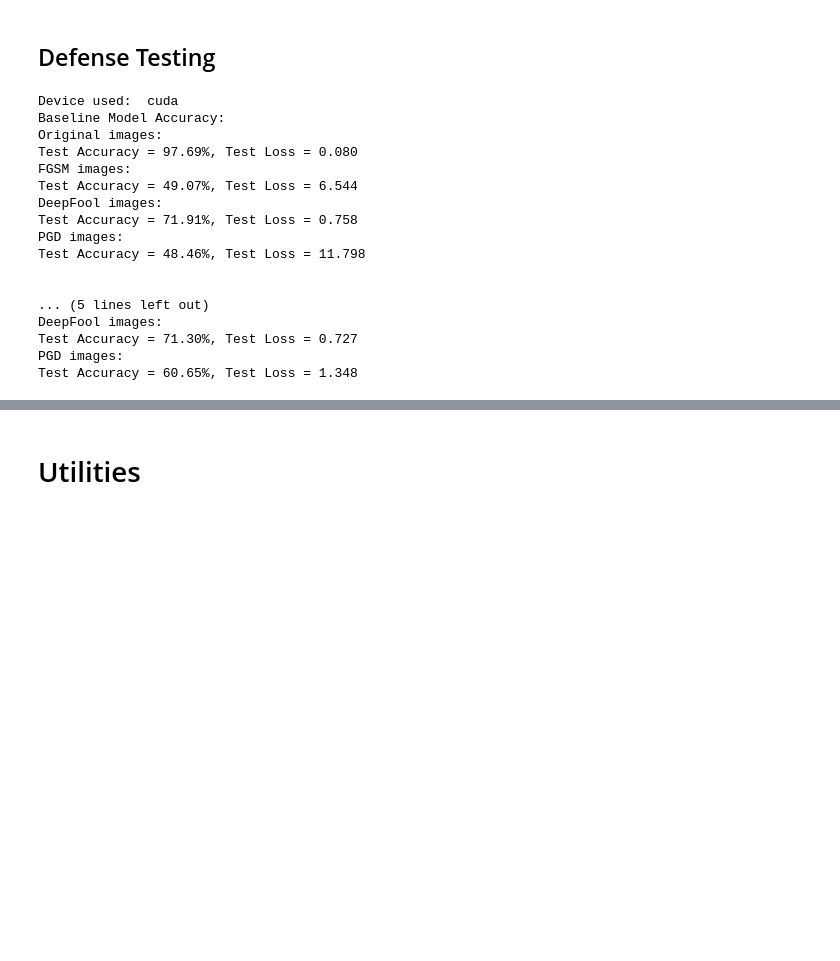
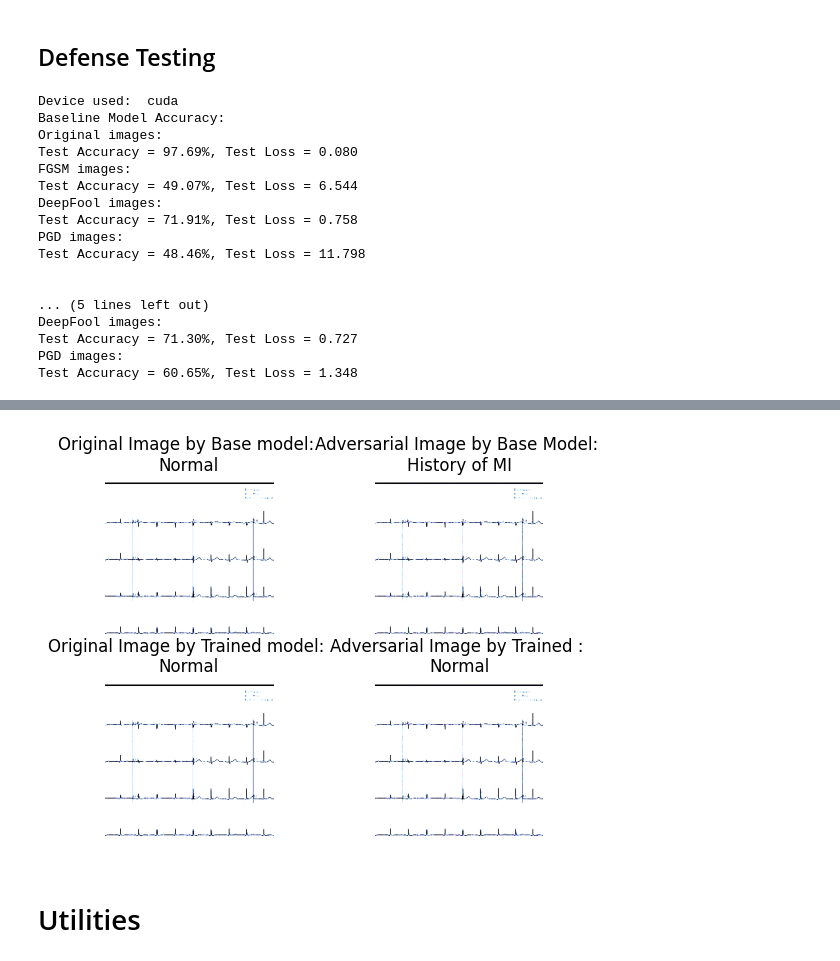
Before and after one commit to tharun-rs/CardioCare, a Jupyter notebook: Training/CardioCare.ipynb, the cells around one changed output, grey strips where cells are left out. Saved outputs shown, nothing was run; the diff lists cells and outputs as text; code cells hidden in the pictures; blank space fills up the shorter version.

```diff
--- a/Training/CardioCare.ipynb
+++ b/Training/CardioCare.ipynb
@@ -1542,0 +1504,87 @@ Test Accuracy = 60.65%, Test Loss = 1.348
+# %%
+import torch
+import torchvision
+import torchvision.models as models
+import torchvision.transforms as transforms
+import torch.nn as nn
+import torch.optim as optim
+import time
+import torchattacks
+import math
+from PIL import Image
+import matplotlib.pyplot as plt
+pred_classes = ('Arrhythmia', 'Myocardial Infarction', 'Normal', 'History of MI')
+
+
+model = models.alexnet(weights='AlexNet_Weights.DEFAULT')
+num_ftrs = model.classifier[6].in_features
+num_classes = 4
+model.classifier[6] = nn.Linear(num_ftrs, num_classes)
+device = torch.device("cuda" if torch.cuda.is_available() else "cpu")
+model.load_state_dict(torch.load('/content/CardioCare/alexnet.pth'))
+model = model.to(device)
+print("Device used: ",device)
+model.eval()
+# Define the PGD attack
+fgsm = torchattacks.FGSM(model, eps=0.02)
+fgsm.set_normalization_used(mean=[0.485, 0.456, 0.406], std=[0.229, 0.224, 0.225]) #setting normalization used to the attack object
+
+
+def preprocess_image(image_path):
+    transform = transforms.Compose([
+        transforms.Resize(256),
+        transforms.CenterCrop(224),
+        transforms.ToTensor(),
+        transforms.Normalize(mean=[0.485, 0.456, 0.406], std=[0.229, 0.224, 0.225]),
+    ])
+    image = Image.open(image_path)
+    image = transform(image).unsqueeze(0)
+    return image
+
+
+# Load an image
+image_path = '/content/dataset/test/Normal Person/Normal(100).jpg'
+image = preprocess_image(image_path)
+
+# Generate the adversarial image
+adversarial_image = fgsm(image, torch.tensor([2]))
+
+# Plot the images
+
+img = image.to(device)
+adv_img = adversarial_image.to(device)
+
+original_image = image.squeeze(0).permute(1, 2, 0).numpy()
+output = model(img)
+_, predicted = torch.max(output, 1)
+plt.subplot(2,2,1)
+plt.imshow(original_image)
+plt.title(f'Original Image by Base model: \n{pred_classes[predicted]}')
+plt.axis('off')
+
+adversarial_image = adversarial_image.to('cpu').squeeze(0).permute(1, 2, 0).detach().numpy()
+output = model(adv_img)
+_, predicted = torch.max(output, 1)
+plt.subplot(2,2,2)
+plt.imshow(adversarial_image)
+plt.title(f'Adversarial Image by Base Model: \n{pred_classes[predicted]}')
+plt.axis('off')
+
+
+model.load_state_dict(torch.load('/content/CardioCare/advtrained.pth'))
+output = model(img)
+_, predicted = torch.max(output, 1)
+plt.subplot(2,2,3)
+plt.imshow(original_image)
+plt.title(f'Original Image by Trained model: \n{pred_classes[predicted]}')
+plt.axis('off')
+
+output = model(adv_img)
+_, predicted = torch.max(output, 1)
+plt.subplot(2,2,4)
+plt.imshow(adversarial_image)
+plt.title(f'Adversarial Image by Trained : \n{pred_classes[predicted]}')
+plt.axis('off')
+
+plt.show()
+# %% [output]
@@ -1543,3 +1596,4 @@ Test Accuracy = 60.65%, Test Loss = 1.348
+[figure, added]
 # %% [markdown]
 # Utilities
 # %% [markdown]
```
Also changed, not shown: parts of 7 cells of this notebook, 5 other files.
